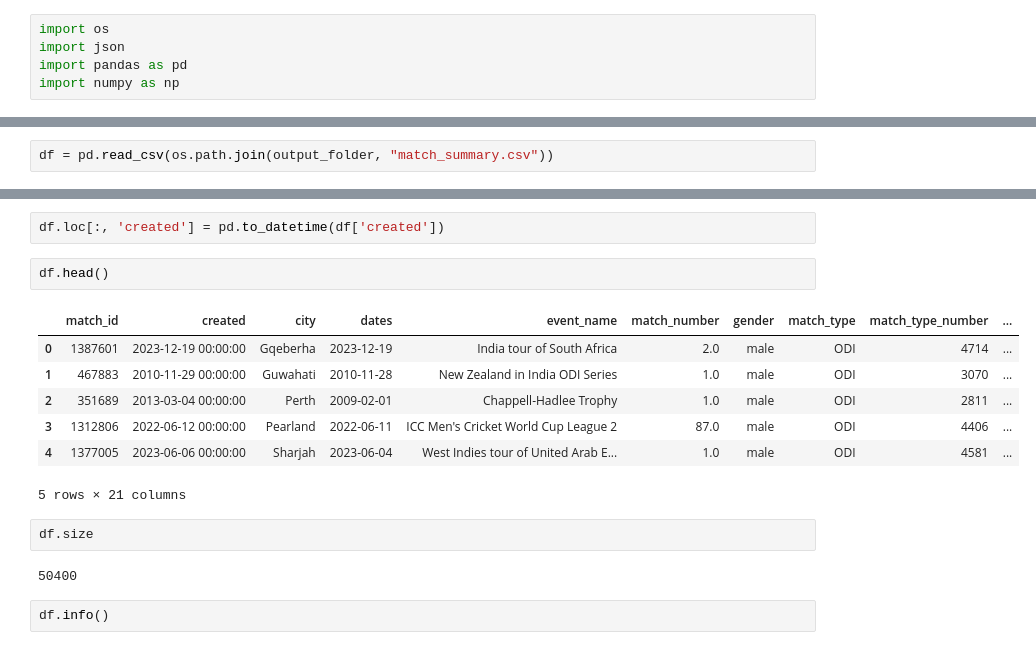
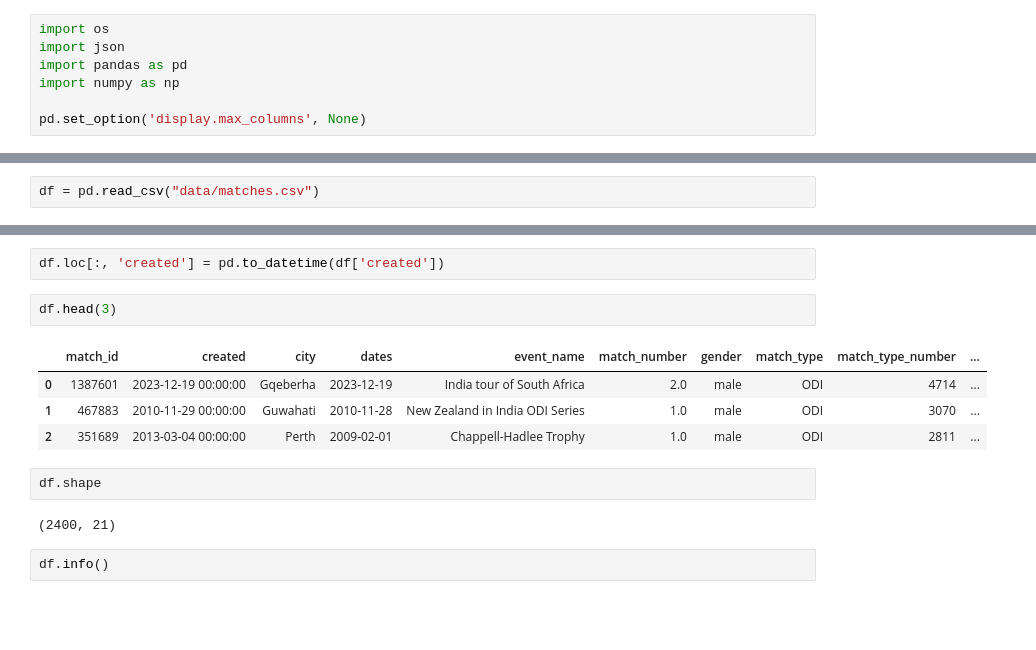
Before and after one commit to adimail/fantasy-sports-machine-learning, a Jupyter notebook: Data analysis.ipynb, the cells around one changed output, grey strips where cells are left out. Saved outputs shown, nothing was run; the diff lists cells and outputs as text; blank space fills up the shorter version.

```diff
--- a/Data analysis.ipynb
+++ b/Data analysis.ipynb
@@ -90,3 +90,5 @@ import os
 import json
 import pandas as pd
 import numpy as np
+
+pd.set_option('display.max_columns', None)
@@ -97,3 +95,3 @@ output_folder = './output/'
 # %%
-df = pd.read_csv(os.path.join(output_folder, "match_summary.csv"))
+df = pd.read_csv("data/matches.csv")
 # %%
@@ -109,19 +104,16 @@ df.head()
 # %%
 df.loc[:, 'created'] = pd.to_datetime(df['created'])
 # %%
-df.head()
+df.head(3)
 # %% [output]
 |  | match_id | created | city | dates | event_name | match_number | gender | match_type | match_type_number | ... |
 | 0 | 1387601 | 2023-12-19 00:00:00 | Gqeberha | 2023-12-19 | India tour of South Africa | 2.0 | male | ODI | 4714 | ... |
 | 1 | 467883 | 2010-11-29 00:00:00 | Guwahati | 2010-11-28 | New Zealand in India ODI Series | 1.0 | male | ODI | 3070 | ... |
 | 2 | 351689 | 2013-03-04 00:00:00 | Perth | 2009-02-01 | Chappell-Hadlee Trophy | 1.0 | male | ODI | 2811 | ... |
-| 3 | 1312806 | 2022-06-12 00:00:00 | Pearland | 2022-06-11 | ICC Men's Cricket World Cup League 2 | 87.0 | male | ODI | 4406 | ... |
-| 4 | 1377005 | 2023-06-06 00:00:00 | Sharjah | 2023-06-04 | West Indies tour of United Arab E... | 1.0 | male | ODI | 4581 | ... |
-5 rows × 21 columns
 # %%
-df.size
+df.shape
 # %% [output]
-50400
+(2400, 21)
 # %%
 df.info()
 # %% [output]
```
Also changed, not shown: parts of 13 cells of this notebook, 10 other files.
